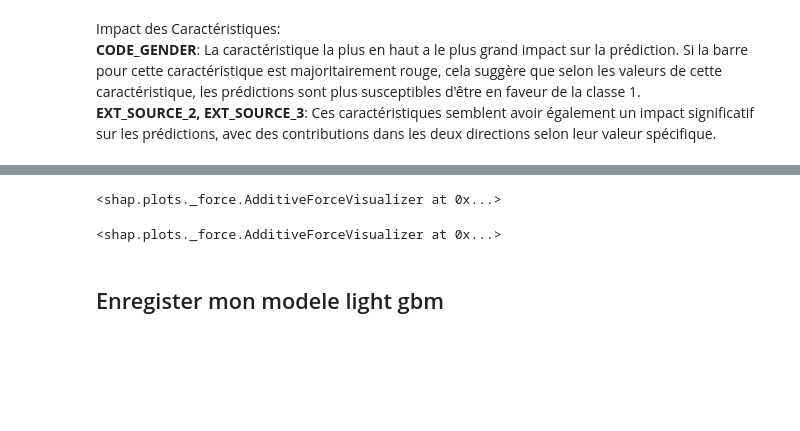
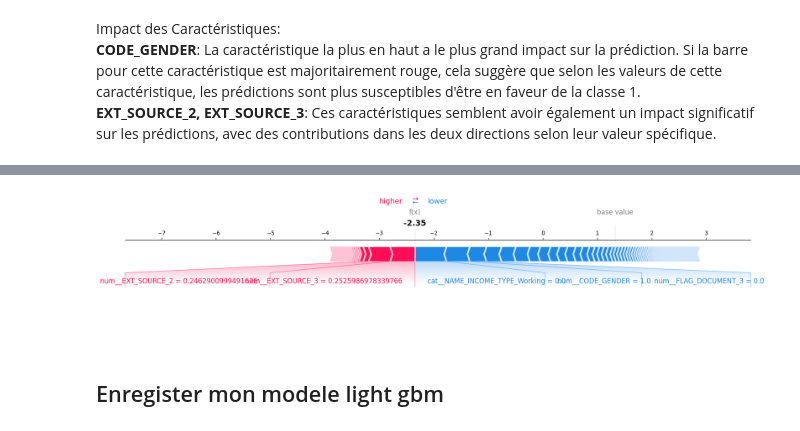
Before and after one commit to Naouel-De-Sousa/implementer_model_front_backendd, a Jupyter notebook: model_scorring_one.ipynb, the cells around one changed output, grey strips where cells are left out. Saved outputs shown, nothing was run; the diff lists cells and outputs as text; code cells hidden in the pictures; blank space fills up the shorter version.

Commit message:
modification shap graph

```diff
--- a/model_scorring_one.ipynb
+++ b/model_scorring_one.ipynb
@@ -863,3 +863,15 @@ explainer = shap.TreeExplainer(pipeline.named_steps['classifier'])
 shap_values = explainer.shap_values(X_train_transformed)
 # %% [output]
 LightGBM binary classifier with TreeExplainer shap values output has changed to a list of ndarray
+# %%
+# Transformer les données d'entraînement (comme indiqué dans la réponse précédente)
+X_train_transformed = pipeline.named_steps['preprocessor'].transform(X_train)
+
+# Obtenir les noms des caractéristiques transformées
+feature_names_transformed = pipeline.named_steps['preprocessor'].get_feature_names_out()
+
+# Créer l'explainer SHAP (assurez-vous que cela correspond à votre modèle)
+explainer = shap.TreeExplainer(pipeline.named_steps['classifier'])
+
+# Calculer les valeurs SHAP pour les données transformées
+shap_values = explainer.shap_values(X_train_transformed)
@@ -880,15 +894,19 @@ shap.initjs()
 [interactive output not drawn]
 # %%
 # Utiliser le Premier Ensemble de Valeurs SHAP (Généralement pour la Classe Négative) (classification binaire)
-# %%
-shap.force_plot(explainer.expected_value[0], shap_values[0][0], X_train_transformed[0])
-# %% [output]
-<shap.plots._force.AdditiveForceVisualizer at 0x...>
-# %%
-#Utiliser le Second Ensemble de Valeurs SHAP (Généralement pour la Classe Positive) :
-shap.force_plot(explainer.expected_value[1], shap_values[1][0], X_train_transformed[0])
-# %% [output]
-<shap.plots._force.AdditiveForceVisualizer at 0x...>
+# %%
+# Calculer les valeurs SHAP pour une instance spécifique
+instance_index = 0  # la première instance
+instance_shap_values = shap_values[1][instance_index]
+instance_data = X_train_transformed[instance_index]
+
+# Afficher le graphique de force plot avec les noms des caractéristiques
+shap.force_plot(explainer.expected_value[1], instance_shap_values, instance_data, feature_names=feature_names_transformed, matplotlib=True)
+
+# Afficher le graphique de force plot
+plt.show()
+# %% [output]
+[figure, added]
 # %% [markdown]
 ## Enregister mon modele light gbm
 # %%
```
Also changed, not shown: parts of 1 cell of this notebook.
